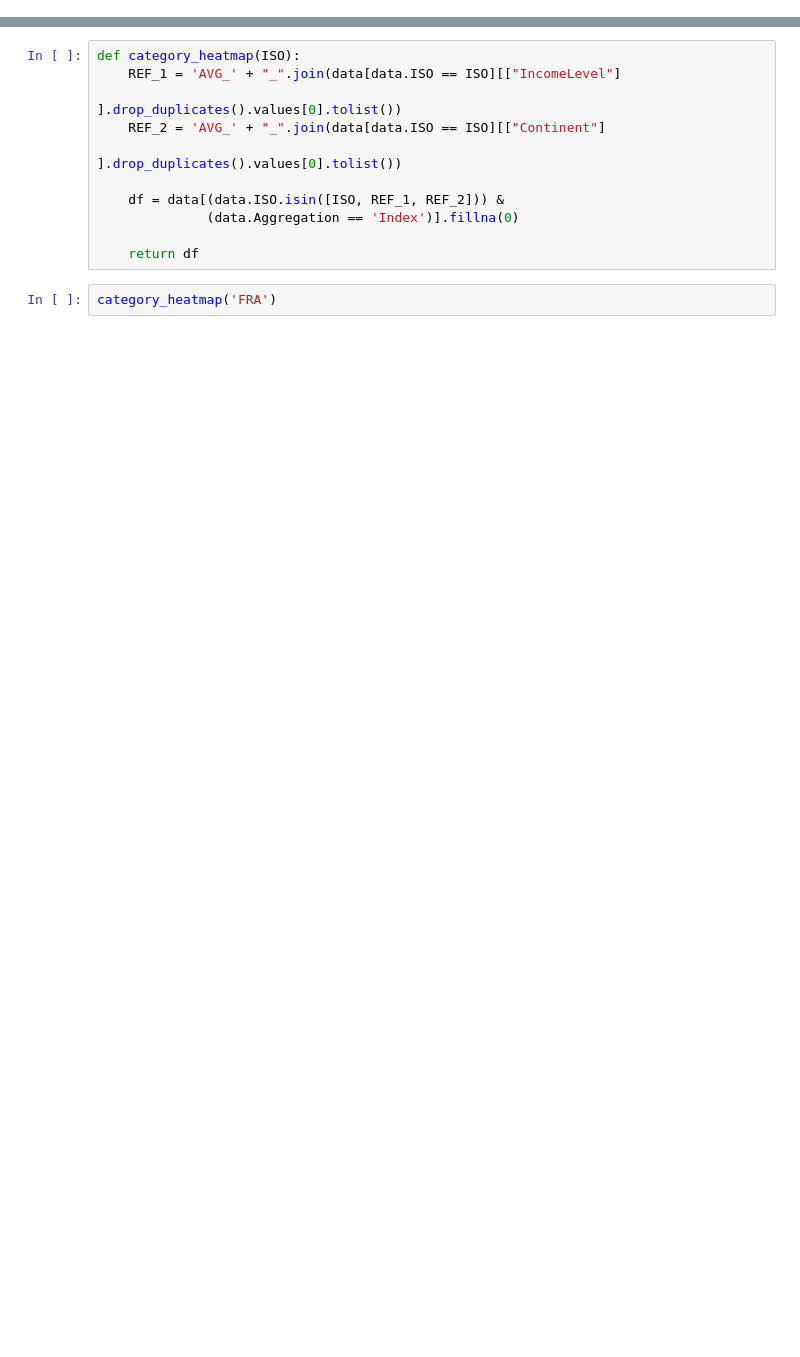
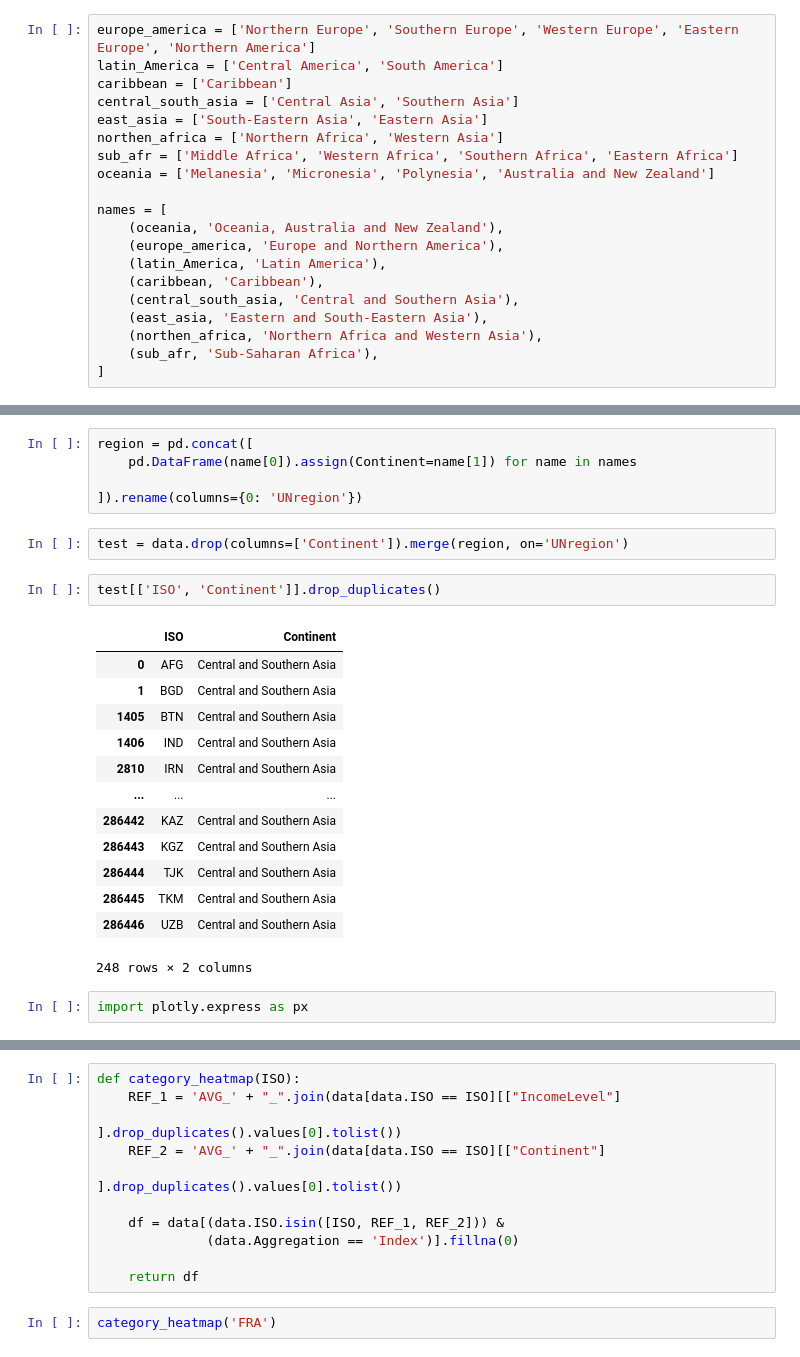
Before and after one commit to simonzabrocki/SimulationDashboard, a Jupyter notebook: draft.ipynb, the cells around one changed output, grey strips where cells are left out. Drawn from its saved outputs; the diff is of its cells as text; blank space fills up the shorter version.

```diff
--- a/draft.ipynb
+++ b/draft.ipynb
@@ -21,0 +54,20 @@ data
+# %%
+europe_america = ['Northern Europe', 'Southern Europe', 'Western Europe', 'Eastern Europe', 'Northern America']
+latin_America = ['Central America', 'South America']
+caribbean = ['Caribbean']
+central_south_asia = ['Central Asia', 'Southern Asia']
+east_asia = ['South-Eastern Asia', 'Eastern Asia']
+northen_africa = ['Northern Africa', 'Western Asia']
+sub_afr = ['Middle Africa', 'Western Africa', 'Southern Africa', 'Eastern Africa']
+oceania = ['Melanesia', 'Micronesia', 'Polynesia', 'Australia and New Zealand']
+
+names = [
+    (oceania, 'Oceania, Australia and New Zealand'),
+    (europe_america, 'Europe and Northern America'),
+    (latin_America, 'Latin America'),
+    (caribbean, 'Caribbean'),
+    (central_south_asia, 'Central and Southern Asia'),
+    (east_asia, 'Eastern and South-Eastern Asia'),
+    (northen_africa, 'Northern Africa and Western Asia'),
+    (sub_afr, 'Sub-Saharan Africa'),
+]
@@ -21,0 +95,25 @@ data
+# %%
+region = pd.concat([
+    pd.DataFrame(name[0]).assign(Continent=name[1]) for name in names
+
+]).rename(columns={0: 'UNregion'})
+# %%
+test = data.drop(columns=['Continent']).merge(region, on='UNregion')
+# %%
+test[['ISO', 'Continent']].drop_duplicates()
+# %% [output]
+|  | ISO | Continent |
+| 0 | AFG | Central and Southern Asia |
+| 1 | BGD | Central and Southern Asia |
+| 1405 | BTN | Central and Southern Asia |
+| 1406 | IND | Central and Southern Asia |
+| 2810 | IRN | Central and Southern Asia |
+| ... | ... | ... |
+| 286442 | KAZ | Central and Southern Asia |
+| 286443 | KGZ | Central and Southern Asia |
+| 286444 | TJK | Central and Southern Asia |
+| 286445 | TKM | Central and Southern Asia |
+| 286446 | UZB | Central and Southern Asia |
+248 rows × 2 columns
+# %%
+import plotly.express as px
```
Also changed, not shown: parts of 15 cells of this notebook, 5 other files.
